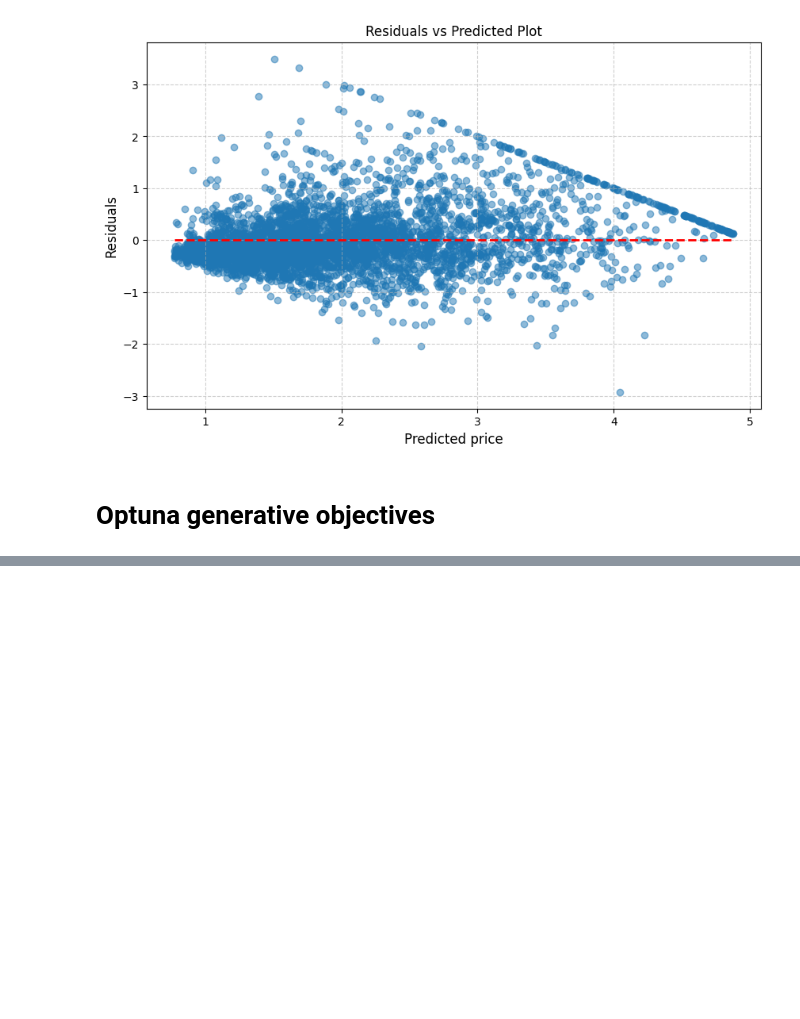
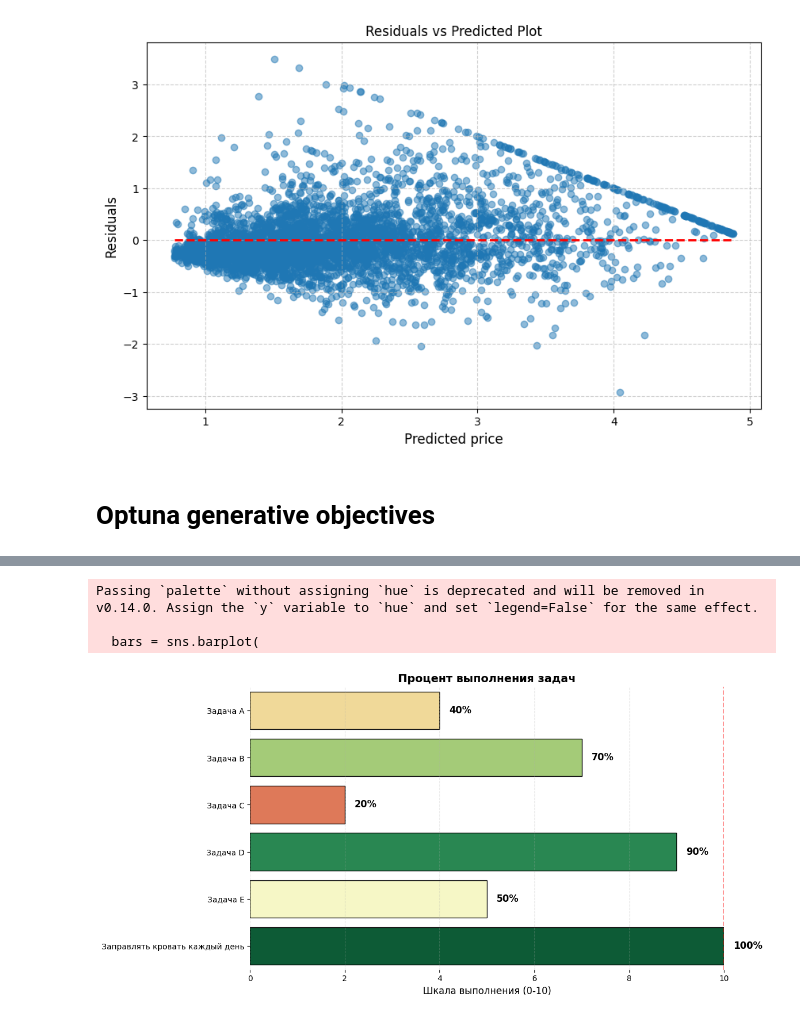
Before and after one commit to smnk-1/data-practicum, a Jupyter notebook: lab1.ipynb, the cells around one changed output, grey strips where cells are left out. Saved outputs shown, nothing was run; the diff lists cells and outputs as text; code cells hidden in the pictures; blank space fills up the shorter version.

```diff
--- a/lab1.ipynb
+++ b/lab1.ipynb
@@ -213,0 +351,66 @@ plt.show()
+# %%
+import seaborn as sns
+import matplotlib.pyplot as plt
+import pandas as pd
+import numpy as np
+
+# Создаем пример данных
+data = pd.DataFrame({
+    'Категории': ['Задача A', 'Задача B', 'Задача C', 'Задача D', 'Задача E', 'Заправлять кровать каждый день'],
+    'Значения': [4, 7, 2, 9, 5, 10]
+})
+
+# Вычисляем проценты выполнения (максимум 10 = 100%)
+data['Проценты'] = (data['Значения'] / 10) * 100
+
+# Создаем фигуру и оси
+plt.figure(figsize=(12, 6))
+
+# Создаем цветовую карту от красного к зеленому
+colors = plt.cm.RdYlGn(data['Проценты'] / 100)
+
+# Строим горизонтальный barplot с цветами
+bars = sns.barplot(
+    data=data,
+    x='Значения',
+    y='Категории',
+    orient='h',
+    palette=colors,
+    edgecolor='black',
+    linewidth=1
+)
+
+# Устанавливаем пределы оси X
+plt.xlim(0, 10)
+
+# Добавляем проценты справа от полос
+for i, (value, percent) in enumerate(zip(data['Значения'], data['Проценты'])):
+    plt.text(
+        value + 0.2,  # позиция по X (чуть правее конца полосы)
+        i,            # позиция по Y (соответствует категории)
+        f'{percent:.0f}%',  # текст с процентом
+        va='center',   # выравнивание по вертикали
+        ha='left',     # выравнивание по горизонтали
+        fontsize=12,
+        fontweight='bold'
+    )
+
+# Добавляем линию для 100% выполнения (значение 10)
+plt.axvline(x=10, color='red', linestyle='--', alpha=0.5, label='100% выполнения')
+
+# Настраиваем внешний вид
+plt.title('Процент выполнения задач', fontsize=14, fontweight='bold')
+plt.xlabel('Шкала выполнения (0-10)', fontsize=12)
+plt.ylabel('')
+plt.grid(axis='x', linestyle='--', alpha=0.3)
+
+# Убираем рамку
+sns.despine(left=True, bottom=True)
+
+plt.tight_layout()
+plt.show()
+# %% [output]
+Passing `palette` without assigning `hue` is deprecated and will be removed in v0.14.0. Assign the `y` variable to `hue` and set `legend=False` for the same effect.
+
+  bars = sns.barplot(
+[figure, added]
```
Also changed, not shown: parts of 4 cells of this notebook, 2 other files.
